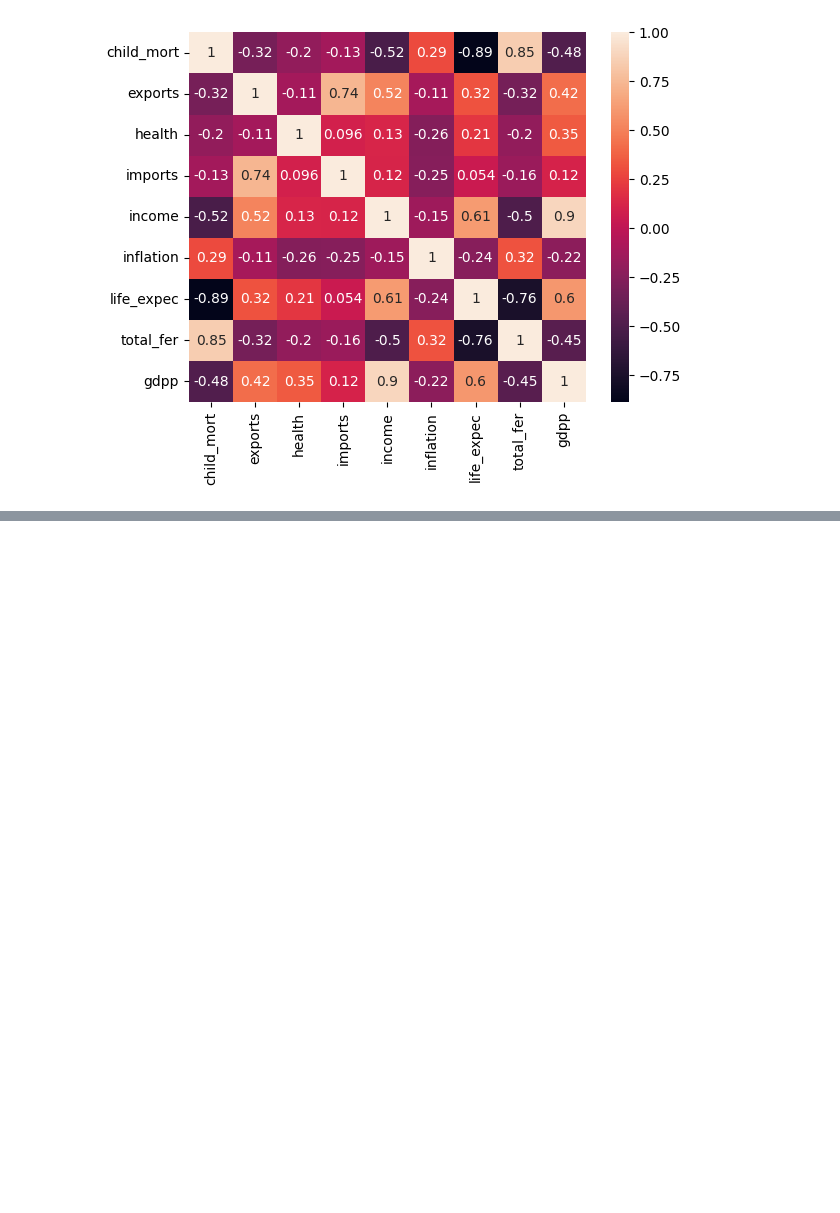
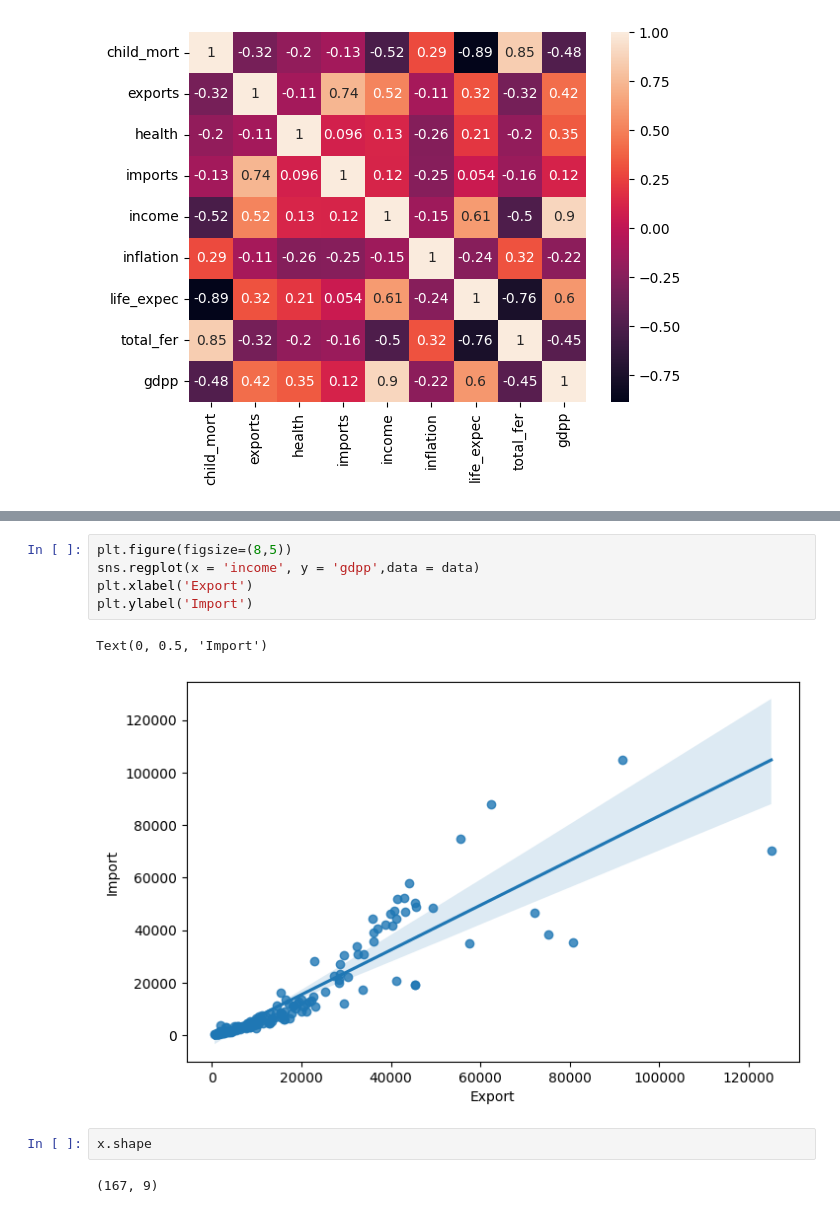
Before and after one commit to mikeethanh/machineLearning, a Jupyter notebook: UnsupervisedLearning/CLustering/HierarchicalClustering/Country-data/countryData.ipynb, the cells around one changed output, grey strips where cells are left out. Cells and saved outputs as stored; diff of their text form; blank space fills up the shorter version.

```diff
--- a/UnsupervisedLearning/CLustering/HierarchicalClustering/Country-data/countryData.ipynb
+++ b/UnsupervisedLearning/CLustering/HierarchicalClustering/Country-data/countryData.ipynb
@@ -69,0 +86,12 @@ sns.heatmap (corr_matrix,annot=True)
+# %%
+plt.figure(figsize=(8,5))
+sns.regplot(x = 'income', y = 'gdpp',data = data)
+plt.xlabel('Export')
+plt.ylabel('Import')
+# %% [output]
+Text(0, 0.5, 'Import')
+[figure, added]
+# %%
+x.shape
+# %% [output]
+(167, 9)
```
Also changed, not shown: parts of 24 cells of this notebook.
